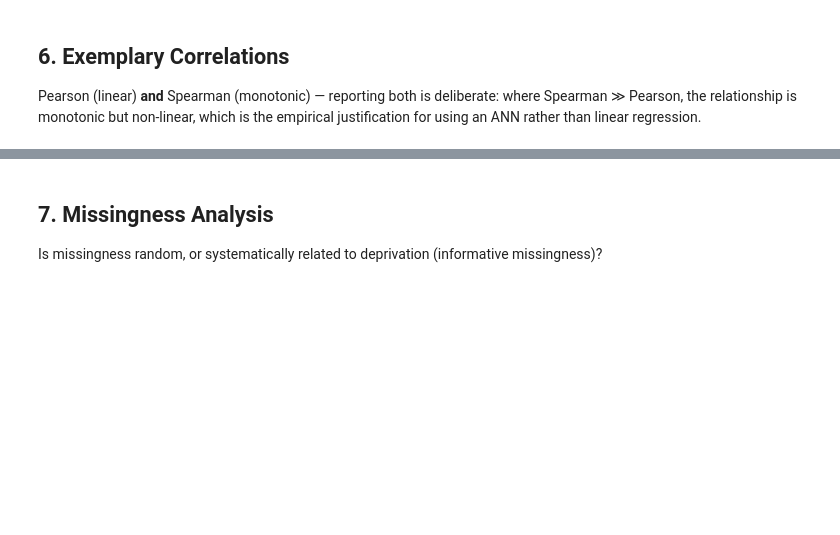
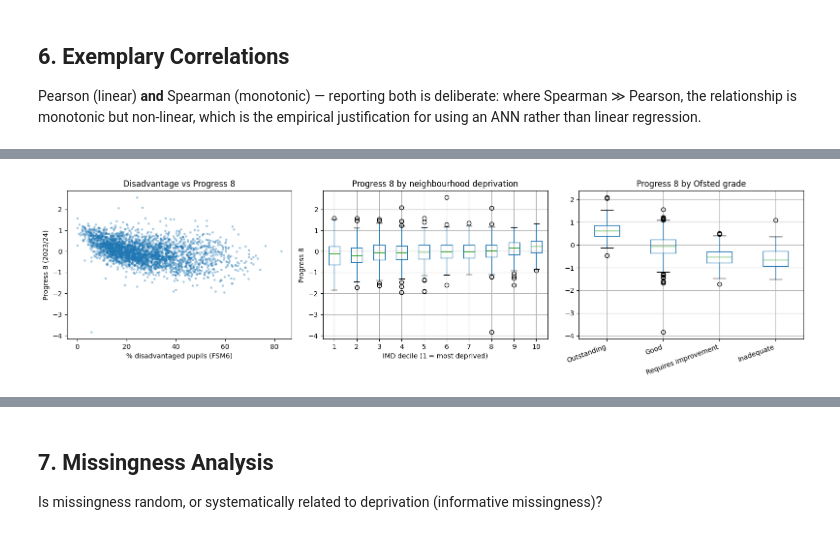
Before and after one commit to HEMALEED/school-performance-prediction-england-ann, a Jupyter notebook: SRC/training/school_per_EDA.ipynb, the cells around one changed output, grey strips where cells are left out. Drawn from its saved outputs; the diff is of its cells as text; code cells hidden in the pictures; blank space fills up the shorter version.

```diff
--- a/SRC/training/school_per_EDA.ipynb
+++ b/SRC/training/school_per_EDA.ipynb
@@ -297,18 +405,37 @@ plt.show()
 # %%
 # Exemplary bivariate relationships for the report
+
+# Make the grade an ordered categorical BEFORE plotting, so boxplots follow this order
+grade_order = ["Outstanding", "Good", "Requires improvement", "Inadequate"]
+df["ofsted_grade_label"] = pd.Categorical(df["ofsted_grade_label"],
+                                          categories=grade_order, ordered=True)
+
 fig, axes = plt.subplots(1, 3, figsize=(16, 4.5))
 
+# Panel 1: FSM% vs Progress 8
 axes[0].scatter(df["fsm_pct_2024"], df["p8_2024"], s=6, alpha=0.3)
-axes[0].set_xlabel("% disadvantaged pupils (FSM6)"); axes[0].set_ylabel("Progress 8 (2023/24)")
+axes[0].set_xlabel("% disadvantaged pupils (FSM6)")
+axes[0].set_ylabel("Progress 8 (2023/24)")
 axes[0].set_title("Disadvantage vs Progress 8")
 
+# Panel 2: Progress 8 by IMD decile
 df.boxplot(column="p8_2024", by="imd_decile", ax=axes[1])
-axes[1].set_xlabel("IMD decile (1 = most deprived)"); axes[1].set_ylabel("Progress 8")
+axes[1].set_xlabel("IMD decile (1 = most deprived)")
+axes[1].set_ylabel("Progress 8")
 axes[1].set_title("Progress 8 by neighbourhood deprivation")
 
-df.boxplot(column="p8_2024", by="ofsted_grade", ax=axes[2])
-axes[2].set_title("Progress 8 by Ofsted grade"); axes[2].set_xlabel("")
-plt.suptitle(""); plt.tight_layout(); plt.show()
+# Panel 3: Progress 8 by Ofsted grade (ordered best → worst)
+df.boxplot(column="p8_2024", by="ofsted_grade_label", ax=axes[2])
+axes[2].set_xticklabels(grade_order, rotation=20, ha="right")
+axes[2].set_title("Progress 8 by Ofsted grade")
+axes[2].set_xlabel("")
+
+plt.suptitle("")
+plt.tight_layout()
+plt.savefig("fig_A8_exemplary_relationships.png", dpi=200, bbox_inches="tight")
+plt.show()
+# %% [output]
+[figure, added]
 # %%
 # Year-on-year stability of Progress 8 — how much signal history carries
 both = df[["p8_2023", "p8_2024"]].dropna()
```
Also changed, not shown: parts of 15 cells of this notebook, 1 other file.
